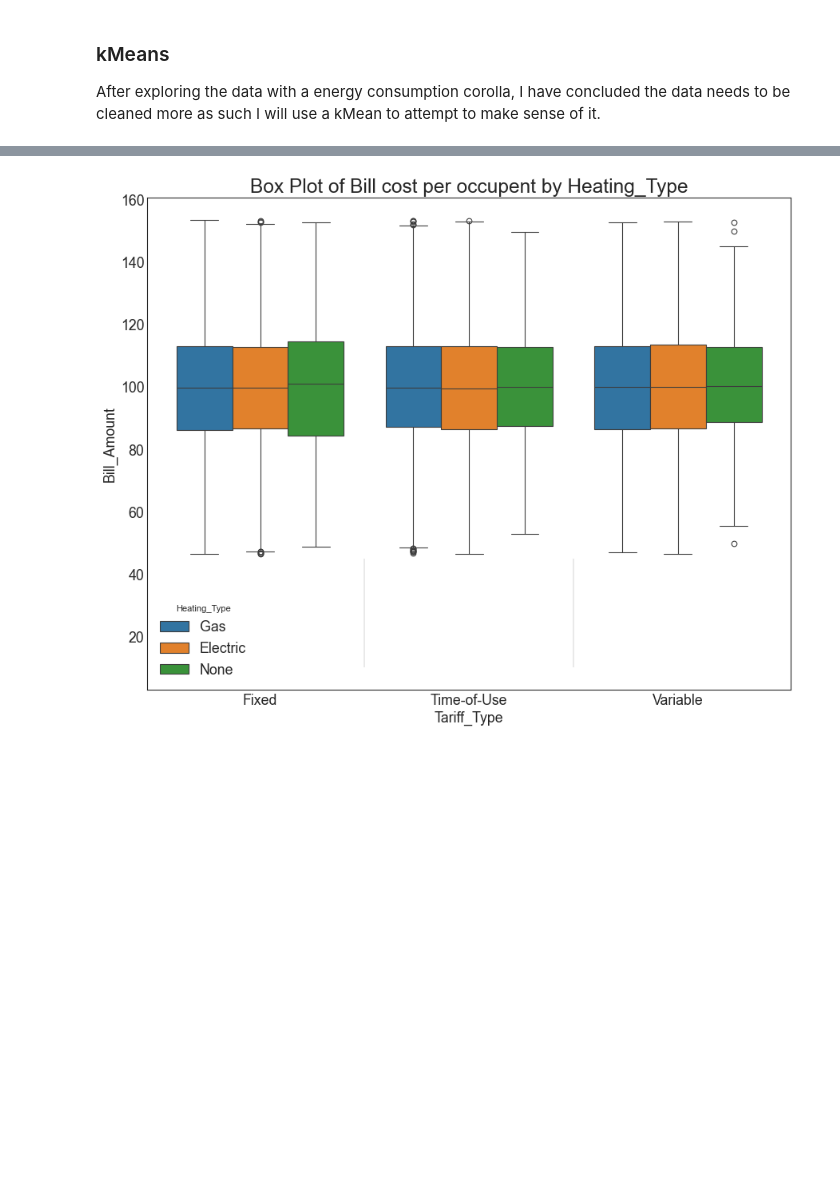
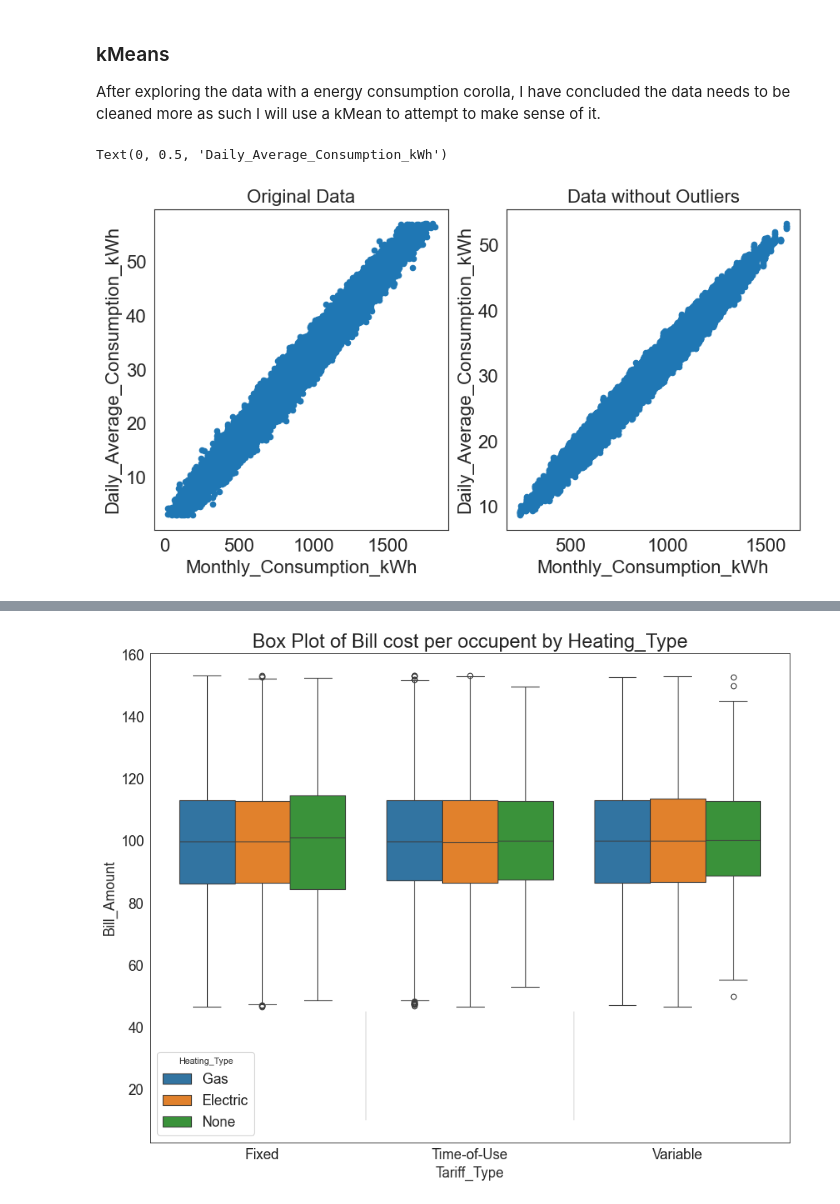
Before and after one commit to Darkri-X/CSC300_LinearRegression, a Jupyter notebook: LinearRegression.ipynb, the cells around one changed output, grey strips where cells are left out. Cells and saved outputs as stored; diff of their text form; code cells hidden in the pictures; blank space fills up the shorter version.

```diff
--- a/LinearRegression.ipynb
+++ b/LinearRegression.ipynb
@@ -504,20 +503,24 @@ dfNoOutliers = df[labels != -1]
 # %%
 fig, axs = plt.subplots(1, 2, figsize=(10, 5))
 
 xColumn = 'Monthly_Consumption_kWh'
 yColumn = 'Daily_Average_Consumption_kWh'
 
 # Plot the original data
 df.plot.scatter(x=xColumn, y=yColumn, ax=axs[0])
 axs[0].set_title('Original Data')
 axs[0].set_xlabel(xColumn)
 axs[0].set_ylabel(yColumn)
 
+
 # Plot the data without outliers
-df_no_outliers.plot.scatter(x=xColumn, y=yColumn, ax=axs[1])
+dfNoOutliers.plot.scatter(x=xColumn, y=yColumn, ax=axs[1])
 axs[1].set_title('Data without Outliers')
 axs[1].set_xlabel(xColumn)
 axs[1].set_ylabel(yColumn)
+# %% [output]
+Text(0, 0.5, 'Daily_Average_Consumption_kWh')
+[figure, added]
 # %%
 df = dfNoOutliers
 # %%
```
Also changed, not shown: parts of 10 cells of this notebook, 1 other file.
